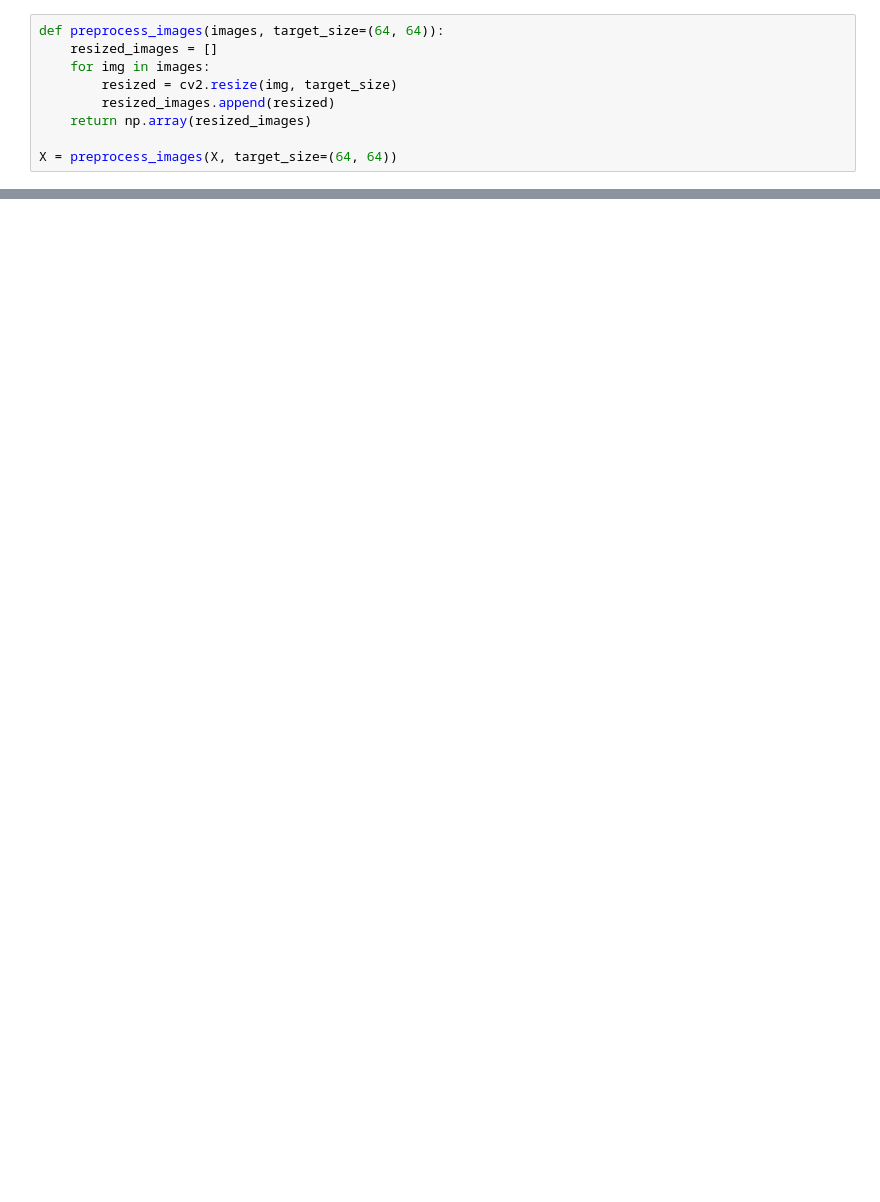
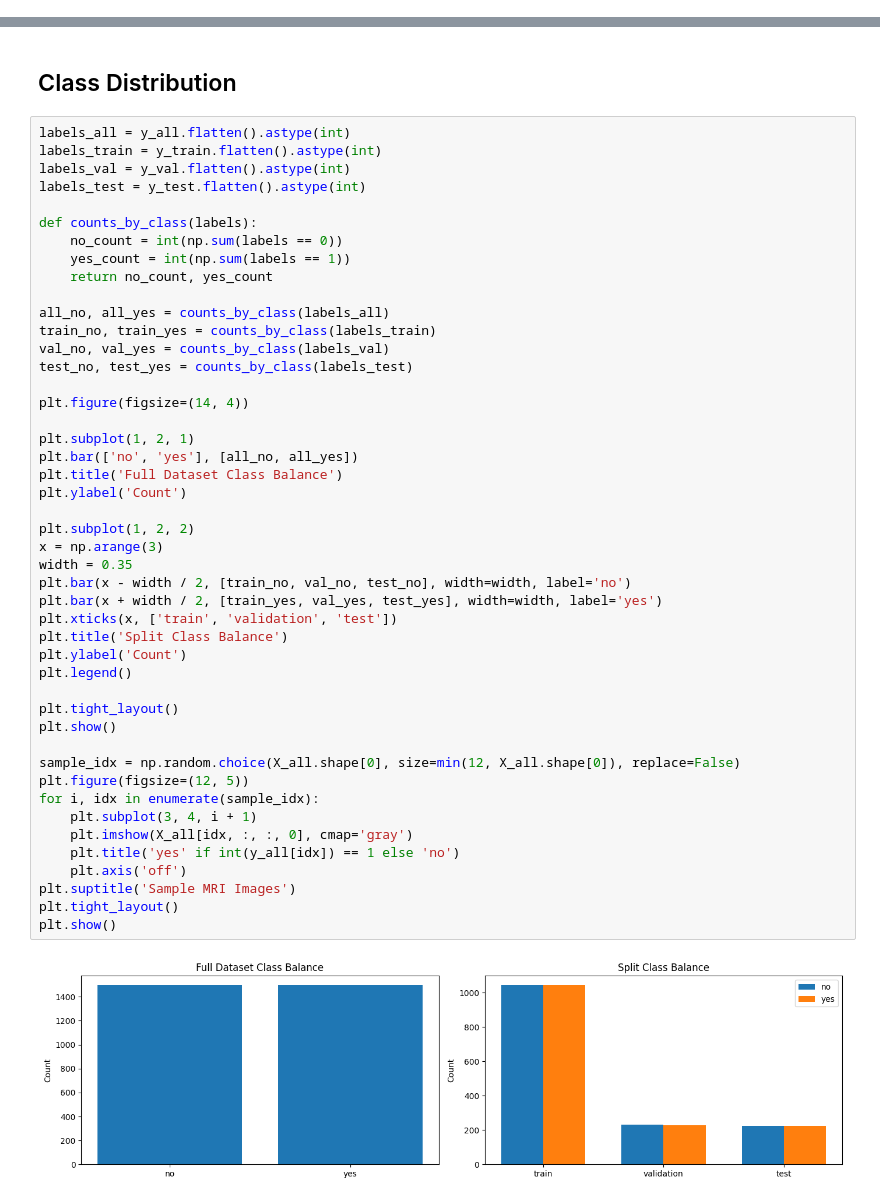
Before and after one commit to MikolajEkiert/Brain-Tumor-CNN, a Jupyter notebook: main.ipynb, the cells around one changed output, grey strips where cells are left out. Saved outputs shown, nothing was run; the diff lists cells and outputs as text; blank space fills up the shorter version.

```diff
--- a/main.ipynb
+++ b/main.ipynb
@@ -310,9 +0,0 @@ X = X.reshape(-1,128,128,1)
-# %%
-def preprocess_images(images, target_size=(64, 64)):
-    resized_images = []
-    for img in images:
-        resized = cv2.resize(img, target_size)
-        resized_images.append(resized)
-    return np.array(resized_images)
-
-X = preprocess_images(X, target_size=(64, 64))
@@ -941,0 +536,50 @@ Final Test Accuracy: 0.7647
+# %% [markdown]
+## Class Distribution
+# %%
+labels_all = y_all.flatten().astype(int)
+labels_train = y_train.flatten().astype(int)
+labels_val = y_val.flatten().astype(int)
+labels_test = y_test.flatten().astype(int)
+
+def counts_by_class(labels):
+    no_count = int(np.sum(labels == 0))
+    yes_count = int(np.sum(labels == 1))
+    return no_count, yes_count
+
+all_no, all_yes = counts_by_class(labels_all)
+train_no, train_yes = counts_by_class(labels_train)
+val_no, val_yes = counts_by_class(labels_val)
+test_no, test_yes = counts_by_class(labels_test)
+
+plt.figure(figsize=(14, 4))
+
+plt.subplot(1, 2, 1)
+plt.bar(['no', 'yes'], [all_no, all_yes])
+plt.title('Full Dataset Class Balance')
+plt.ylabel('Count')
+
+plt.subplot(1, 2, 2)
+x = np.arange(3)
+width = 0.35
+plt.bar(x - width / 2, [train_no, val_no, test_no], width=width, label='no')
+plt.bar(x + width / 2, [train_yes, val_yes, test_yes], width=width, label='yes')
+plt.xticks(x, ['train', 'validation', 'test'])
+plt.title('Split Class Balance')
+plt.ylabel('Count')
+plt.legend()
+
+plt.tight_layout()
+plt.show()
+
+sample_idx = np.random.choice(X_all.shape[0], size=min(12, X_all.shape[0]), replace=False)
+plt.figure(figsize=(12, 5))
+for i, idx in enumerate(sample_idx):
+    plt.subplot(3, 4, i + 1)
+    plt.imshow(X_all[idx, :, :, 0], cmap='gray')
+    plt.title('yes' if int(y_all[idx]) == 1 else 'no')
+    plt.axis('off')
+plt.suptitle('Sample MRI Images')
+plt.tight_layout()
+plt.show()
+# %% [output]
+[figure, added]
```
Also changed, not shown: parts of 53 cells of this notebook, 2 other files.
